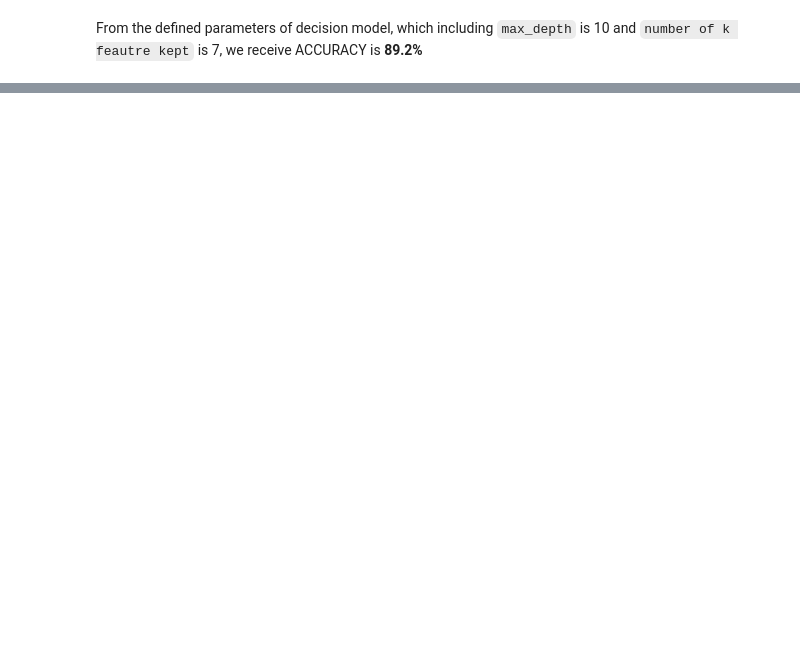
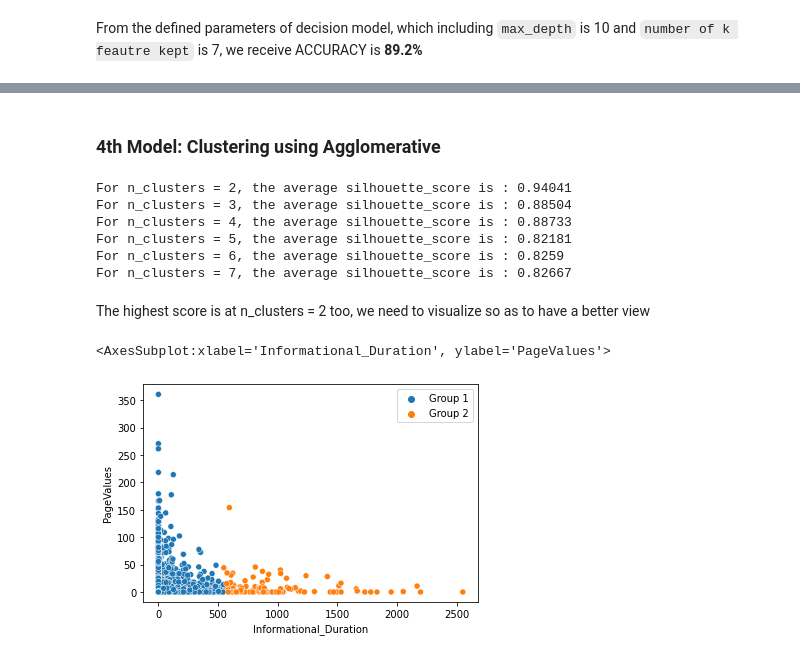
Before and after one commit to camphong24032002/Assignment3-PDS, a Jupyter notebook: Assigment3RMIT.ipynb, the cells around one changed output, grey strips where cells are left out. Drawn from its saved outputs; the diff is of its cells as text; code cells hidden in the pictures; blank space fills up the shorter version.

```diff
--- a/Assigment3RMIT.ipynb
+++ b/Assigment3RMIT.ipynb
@@ -529,0 +602,26 @@ accuracy_score(grid_search_tree.predict(test_X_df), test_y_sr)*100
+# %% [markdown]
+### 4th Model: Clustering using Agglomerative
+# %%
+matrix = train_df[['Informational_Duration', 'PageValues']].copy()
+for n_clusters in range(2,8):
+    model = AgglomerativeClustering(n_clusters = n_clusters)
+    clusters = model.fit_predict(matrix)
+    silhouette_avg = silhouette_score(matrix, clusters)
+    print(f'For n_clusters = {n_clusters}, the average silhouette_score is : {round(silhouette_avg, 5)}')
+# %% [output]
+For n_clusters = 2, the average silhouette_score is : 0.94041
+For n_clusters = 3, the average silhouette_score is : 0.88504
+For n_clusters = 4, the average silhouette_score is : 0.88733
+For n_clusters = 5, the average silhouette_score is : 0.82181
+For n_clusters = 6, the average silhouette_score is : 0.8259
+For n_clusters = 7, the average silhouette_score is : 0.82667
+# %% [markdown]
+The highest score is at n_clusters = 2 too, we need to visualize so as to have a better view
+# %%
+model = AgglomerativeClustering(n_clusters=2)
+label = model.fit_predict(matrix)
+label = ['Group 2' if val==1 else 'Group 1' for val in label]
+sns.scatterplot(data=matrix, x='Informational_Duration', y='PageValues', hue=label)
+# %% [output]
+<AxesSubplot:xlabel='Informational_Duration', ylabel='PageValues'>
+[figure, added]
```
Also changed, not shown: parts of 35 cells of this notebook.
